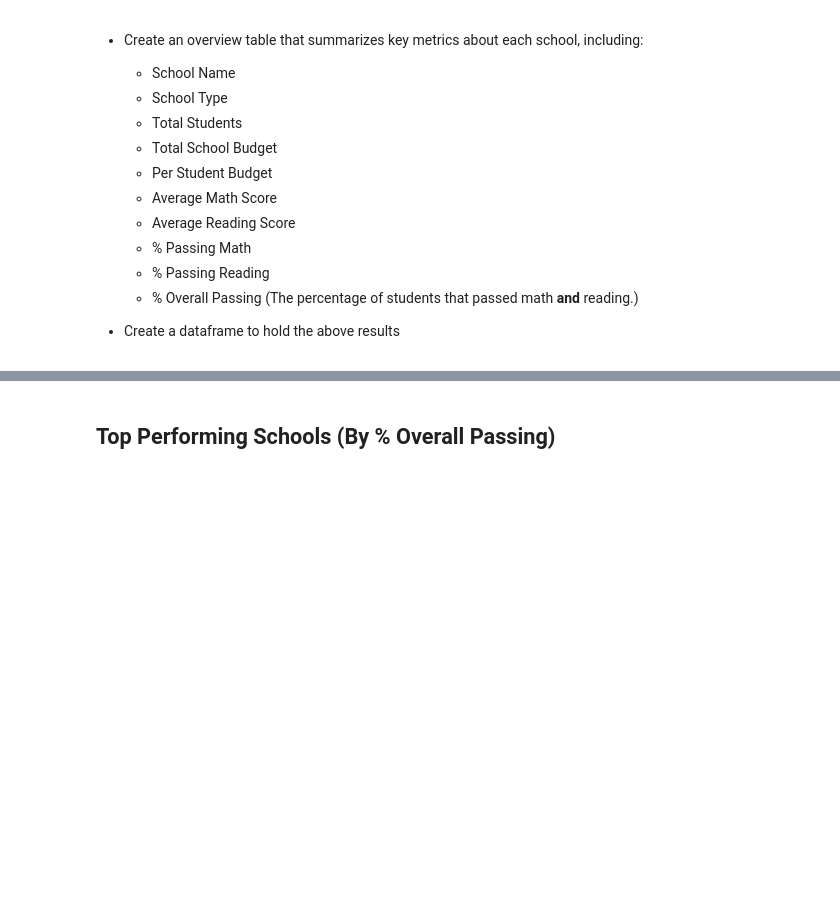
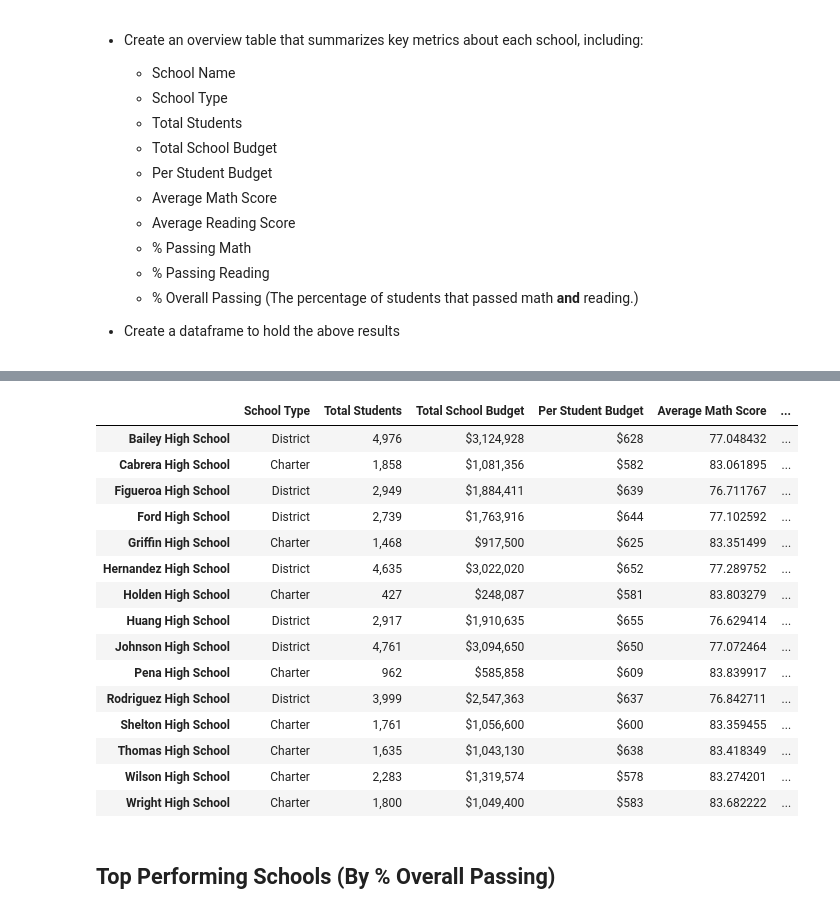
Before and after one commit to hlstevens16/pandas-challenge, a Jupyter notebook: PyCitySchools.ipynb, the cells around one changed output, grey strips where cells are left out. Drawn from its saved outputs; the diff is of its cells as text; code cells hidden in the pictures; blank space fills up the shorter version.

```diff
--- a/PyCitySchools.ipynb
+++ b/PyCitySchools.ipynb
@@ -133,3 +127,62 @@ district_summary_df
+# %%
+#group by school name
+grouped_by = school_data_complete.set_index('school_name').groupby(['school_name'])
+
+#school type
+school_type = school_data.set_index('school_name')['type']
+
+#total students
+student_count_per_school = grouped_by['Student ID'].count()
+
+# total school budget
+school_budget = school_data.set_index('school_name')['budget']
+
+#per student budget
+per_student_budget = school_data.set_index('school_name')['budget']/school_data.set_index('school_name')['size']
+
+#avg scores
+avg_math = grouped_by['math_score'].mean()
+avg_read = grouped_by['reading_score'].mean()
+
+#% passing scores
+pass_math = (school_data_complete[school_data_complete['math_score'] >= 70].groupby('school_name')['Student ID'].count()/student_count_per_school)*100
+pass_read = (school_data_complete[school_data_complete['reading_score'] >= 70].groupby('school_name')['Student ID'].count()/student_count_per_school)*100
+overall = (school_data_complete[(school_data_complete['reading_score'] >= 70) & (school_data_complete['math_score'] >= 70)].groupby('school_name')['Student ID'].count()/student_count_per_school)*100
+
+#new dataframe
+overview_table = pd.DataFrame({
+    "School Type": school_type,
+    "Total Students": student_count_per_school,
+    "Total School Budget": school_budget,
+    "Per Student Budget": per_student_budget,
+    "Average Math Score": avg_math,
+    "Average Reading Score": avg_read,
+    '% Passing Math': pass_math,
+    '% Passing Reading': pass_read,
+    "Overall Passing Rate": overall
+})
+
+#formatting
+overview_table.style.format({'Total Students': '{:,}',
+                          "Total School Budget": "${:,}",
+                          "Per Student Budget": "${:,.0f}"})
+# %% [output]
+|  | School Type | Total Students | Total School Budget | Per Student Budget | Average Math Score | ... |
+| Bailey High School | District | 4,976 | $3,124,928 | $628 | 77.048432 | ... |
+| Cabrera High School | Charter | 1,858 | $1,081,356 | $582 | 83.061895 | ... |
+| Figueroa High School | District | 2,949 | $1,884,411 | $639 | 76.711767 | ... |
+| Ford High School | District | 2,739 | $1,763,916 | $644 | 77.102592 | ... |
+| Griffin High School | Charter | 1,468 | $917,500 | $625 | 83.351499 | ... |
+| Hernandez High School | District | 4,635 | $3,022,020 | $652 | 77.289752 | ... |
+| Holden High School | Charter | 427 | $248,087 | $581 | 83.803279 | ... |
+| Huang High School | District | 2,917 | $1,910,635 | $655 | 76.629414 | ... |
+| Johnson High School | District | 4,761 | $3,094,650 | $650 | 77.072464 | ... |
+| Pena High School | Charter | 962 | $585,858 | $609 | 83.839917 | ... |
+| Rodriguez High School | District | 3,999 | $2,547,363 | $637 | 76.842711 | ... |
+| Shelton High School | Charter | 1,761 | $1,056,600 | $600 | 83.359455 | ... |
+| Thomas High School | Charter | 1,635 | $1,043,130 | $638 | 83.418349 | ... |
+| Wilson High School | Charter | 2,283 | $1,319,574 | $578 | 83.274201 | ... |
+| Wright High School | Charter | 1,800 | $1,049,400 | $583 | 83.682222 | ... |
 # %% [markdown]
 ## Top Performing Schools (By % Overall Passing)
 # %% [markdown]
```
Also changed, not shown: parts of 28 cells of this notebook.
